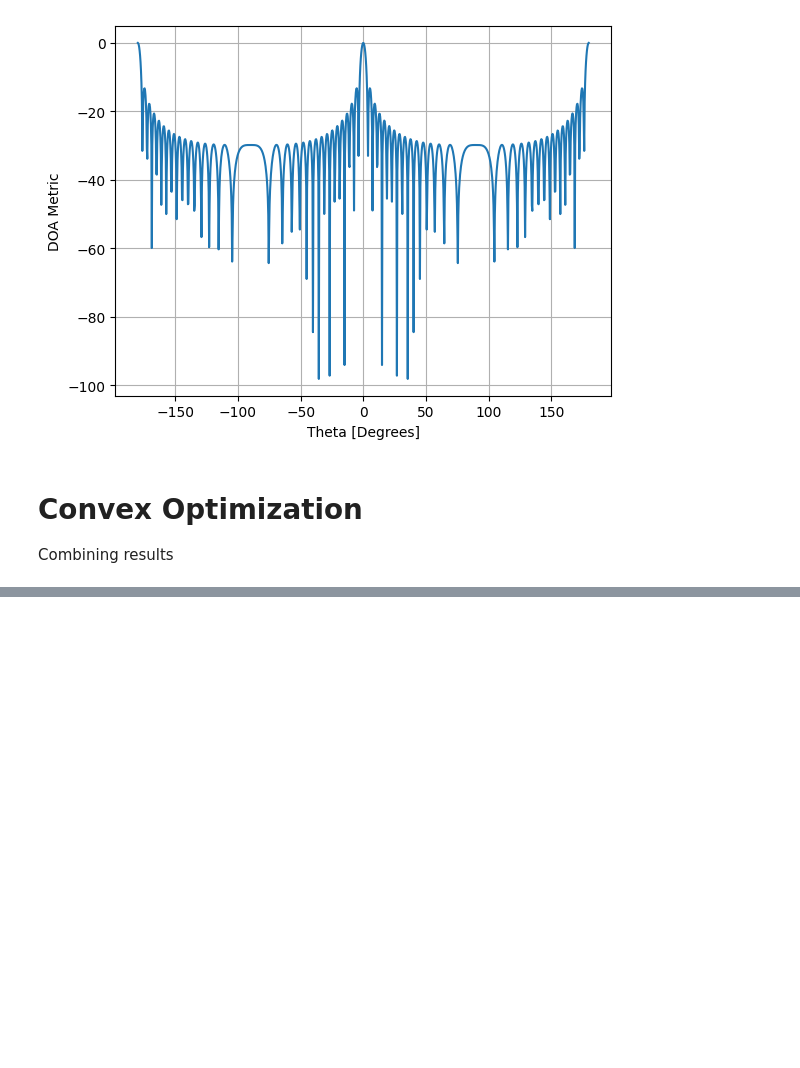
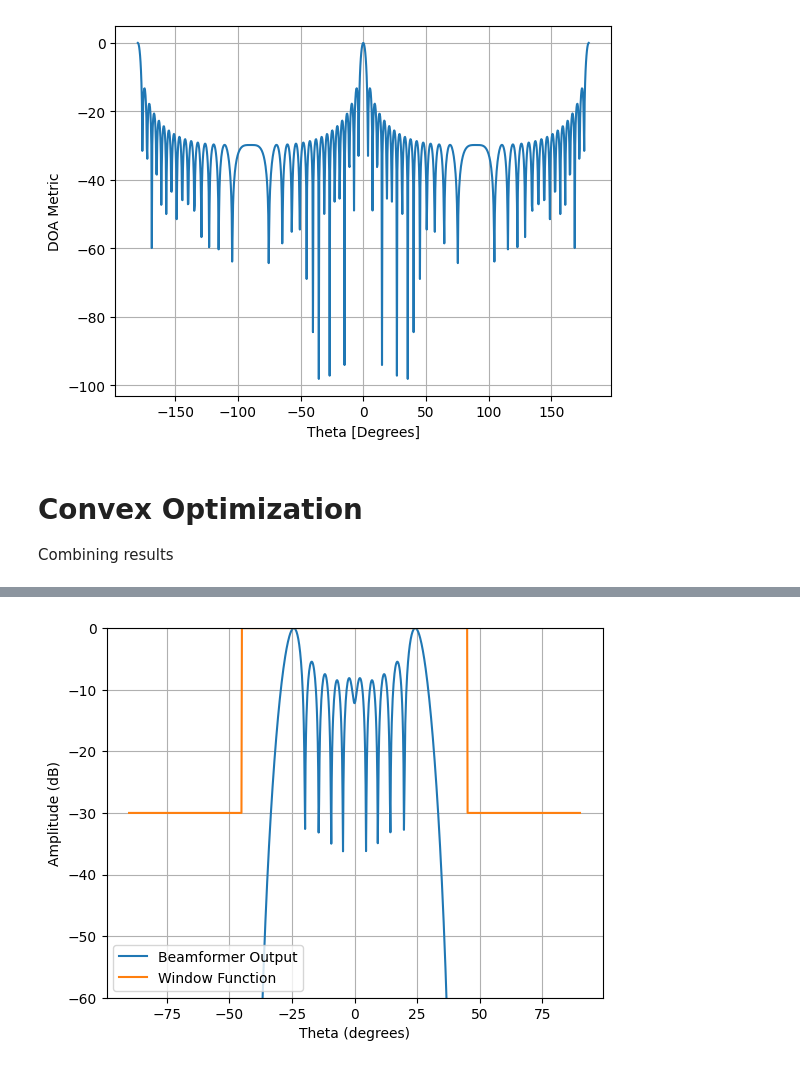
Before and after one commit to luso-torres/codesDPL, a Jupyter notebook: opt_3-Copy1.ipynb, the cells around one changed output, grey strips where cells are left out. Saved outputs shown, nothing was run; the diff lists cells and outputs as text; code cells hidden in the pictures; blank space fills up the shorter version.

```diff
--- a/opt_3-Copy1.ipynb
+++ b/opt_3-Copy1.ipynb
@@ -487,0 +577,93 @@ plt.show()
+# %%
+w = x1.value+ x2.value+x3.value;
+
+#print("Weights:", w)
+##Received Signal
+import numpy as np
+import matplotlib.pyplot as plt
+
+sample_rate = 1e6
+l = 10000 # number of samples to simulate
+
+#Create a tone to act as the transmitter signal
+t = np.arange(l)/sample_rate #time vector
+f_tone = 0.02e6
+tx = np.exp(2j*np.pi*f_tone*t)
+tx = tx.reshape(1,-1)
+
+# steering vector
+d = d_t #half wavelength spacing
+Nr = M # number of elements on the initial
+theta_degrees  = 0 # direction of arrival
+theta = theta_degrees / 180 *np.pi #radians conversion
+s = np.exp(-2j*np.pi * d * np.arange(Nr)*np.sin(theta)) # Steering vector
+s = s.reshape(-1,1)
+#print(s) # 3D element long
+
+f = np.zeros((len(s),len(s)),complex)
+#f = f.reshape(1,-1)
+#f = f.reshape(-1,1)
+print(f.shape)
+for i in range(len(w)):
+    f[i][i] = w[i]
+
+s = f@s
+#print(s)
+
+#wait = input('Press a button to continue')
+
+#print(f.shape)
+#print(s.shape)
+#print(tx.shape)
+X = s @ tx
+
+
+#delay and sum
+#conventional, aka, delay-and-sum, beamformer
+#w = np.exp(-2j*np.pi*d*np.arange(Nr)*np.sin(theta))
+
+#Applying the weights to the received signal (i.e. perform the beamforming)
+#X_weighted = w.conj().T @X
+X_weighted = X
+print(X_weighted.shape) # 1x10000
+
+#plot
+theta_scan = np.linspace(-1*np.pi/2, np.pi/2, 1000) # 1000 different thetas between
+results = []
+for theta_i in theta_scan:
+	w = np.exp(-2j * np.pi * d * np.arange(Nr) * np.sin(theta_i)) # Convetional, aka delay-and-sum, beamformer
+	X_weighted = w.conj().T @X # apply our weights. remember X is 3x10000
+	results.append(10*np.log10(np.var(X_weighted))) # power in signal, in dB so its easier to see small and large lobes at the same time
+results -= np.max(results) #normalize (optional)
+
+
+#Generating window
+def window_function(theta):
+    window = np.zeros_like(theta)
+    window[np.abs(theta * 180 / np.pi) <= 45] = 1  # Inside -45 to 45 degrees
+    window[np.abs(theta * 180 / np.pi) > 45] = 10**(-30/20)  # Outside -45 to 45 degrees, converting dB to linear scale
+    return window
+
+# print angle that gave us the max value
+#print(theta_scan[np.argmax(results)]*180/np.pi) #19.99
+window_values = window_function(theta_scan)
+
+
+# print angle that gave us the max value
+# print(theta_scan[np.argmax(results)]*180/np.pi) #19.99
+
+# plt.plot(theta_scan*180/np.pi, results) #lets plot angle in degrees
+# plt.xlabel("Theta [Degrees]")
+# plt.ylabel("DOA Metric")
+# plt.grid()
+# plt.show()
+# Plotting
+plt.plot(theta_scan * 180 / np.pi, results, label='Beamformer Output')
+plt.plot(theta_scan * 180 / np.pi, 20 * np.log10(window_values), label='Window Function')
+plt.xlabel('Theta (degrees)')
+plt.ylabel('Amplitude (dB)')
+plt.ylim([-60, 0])
+plt.legend()
+plt.grid(True)
+plt.show()
+# %% [output]
@@ -487,0 +672 @@ plt.show()
+[figure, added]
```
Also changed, not shown: parts of 4 cells of this notebook.
